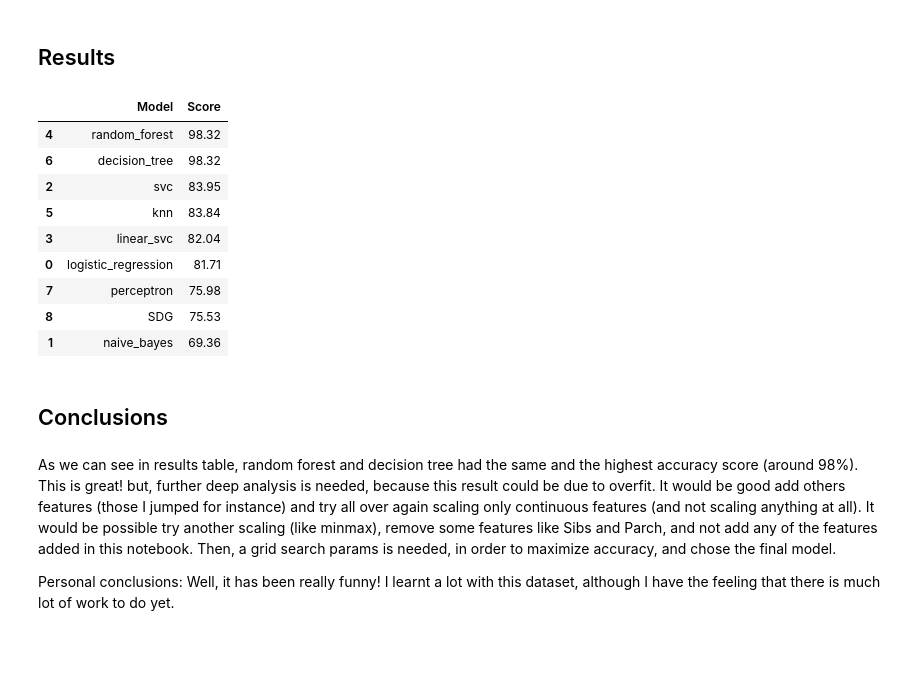
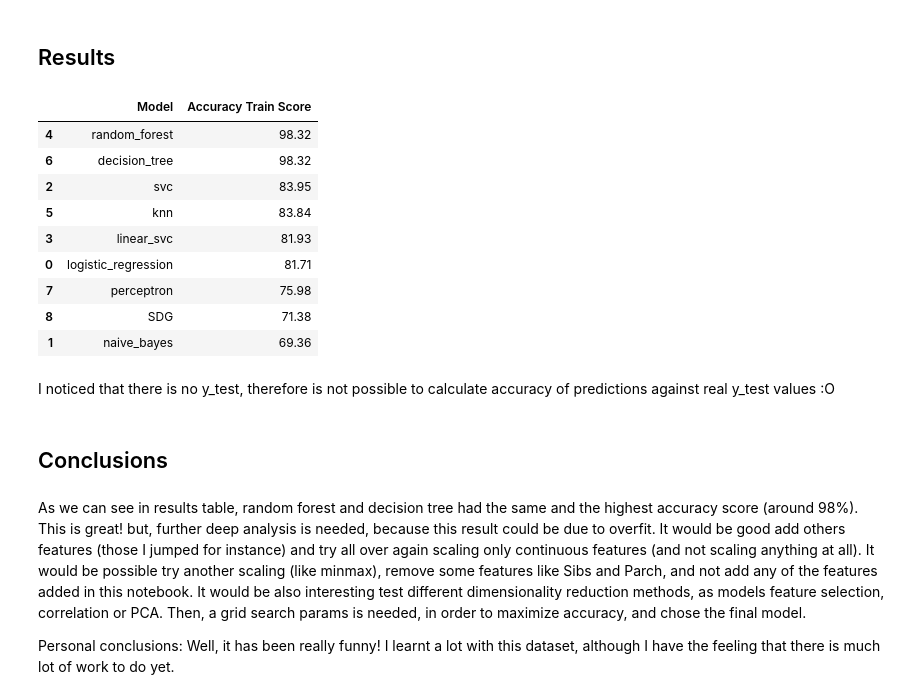
Before and after one commit to vml-ds/titanic-classification-modeling, a Jupyter notebook: main.ipynb, the cells around one changed output. Cells and saved outputs as stored; diff of their text form; code cells hidden in the pictures; blank space fills up the shorter version.

Commit message:
Added some comments about accuracy calculation

```diff
--- a/main.ipynb
+++ b/main.ipynb
@@ -971,8 +970,8 @@ acc_rf
 model = KNeighborsClassifier(n_neighbors=8)
 model.fit(X_train, y_train)
 y_pred = model.predict(X_test)
-acc_knn = round(model.score(X_train, y_train) * 100, 2)
-acc_knn
+train_acc_knn = round(model.score(X_train, y_train) * 100, 2)
+train_acc_knn
 # %% [output]
 83.84
 # %%
@@ -980,8 +979,8 @@ acc_knn
 model = DecisionTreeClassifier()
 model.fit(X_train, y_train)
 y_pred = model.predict(X_test)
-acc_dt = round(model.score(X_train, y_train) * 100, 2)
-acc_dt
+train_acc_dt = round(model.score(X_train, y_train) * 100, 2)
+train_acc_dt
 # %% [output]
 98.32
 # %%
@@ -989,6 +988,6 @@ acc_dt
 model = SGDClassifier()
 model.fit(X_train, y_train)
 y_pred = model.predict(X_test)
-acc_sdg = round(model.score(X_train, y_train) * 100, 2)
-acc_sdg
+train_acc_sdg = round(model.score(X_train, y_train) * 100, 2)
+train_acc_sdg
 # %% [output]
@@ -998,8 +997,8 @@ acc_sdg
 model = Perceptron()
 model.fit(X_train, y_train)
 y_pred = model.predict(X_test)
-acc_per = round(model.score(X_train, y_train) * 100, 2)
-acc_per
+train_acc_per = round(model.score(X_train, y_train) * 100, 2)
+train_acc_per
 # %% [output]
 75.98
 # %% [markdown]
@@ -1007,29 +1006,33 @@ acc_per
 # %%
 results = pd.DataFrame({
     'Model': ['logistic_regression', 'naive_bayes', 'svc',
               'linear_svc', 'random_forest', 'knn',
               'decision_tree', 'perceptron',
               'SDG'],
-    'Score': [acc_lg, acc_nb, acc_svc,
-              acc_lsvc, acc_rf, acc_knn,
-              acc_dt, acc_per, acc_sdg]})
-results.sort_values(by='Score', ascending=False)
+    'Accuracy Train Score': [train_acc_lg, train_acc_nb, train_acc_svc,
+              train_acc_lsvc, train_acc_rf, train_acc_knn,
+              train_acc_dt, train_acc_per, train_acc_sdg]})
+results.sort_values(by='Accuracy Train Score', ascending=False)
 # %% [output]
-|  | Model | Score |
+|  | Model | Accuracy Train Score |
 | 4 | random_forest | 98.32 |
 | 6 | decision_tree | 98.32 |
 | 2 | svc | 83.95 |
 | 5 | knn | 83.84 |
-| 3 | linear_svc | 82.04 |
+| 3 | linear_svc | 81.93 |
 | 0 | logistic_regression | 81.71 |
 | 7 | perceptron | 75.98 |
-| 8 | SDG | 75.53 |
+| 8 | SDG | 71.38 |
 | 1 | naive_bayes | 69.36 |
+# %% [markdown]
+I noticed that there is no y_test, therefore is not possible to calculate accuracy of predictions against real y_test values :O
 # %% [markdown]
 ## Conclusions
 # %% [markdown]
-As we can see in results table, random forest and decision tree had the same and the highest accuracy score (around 98%). This is great! but, further deep analysis is needed, because this result could be due to overfit. It would be good add others features (those I jumped for instance) and try all over again scaling only continuous features (and not scaling anything at all). It would be possible try another scaling (like minmax), remove some features like Sibs and Parch, and not add any of the features added in this notebook.
+As we can see in results table, random forest and decision tree had the same and the highest accuracy score (around 98%). This is great! but, further deep analysis is needed, because this result could be due to overfit. It would be good add others features (those I jumped for instance) and try all over again scaling only continuous features (and not scaling anything at all). It would be possible try another scaling (like minmax), remove some features like Sibs and Parch, and not add any of the features added in this notebook. It would be also interesting test different dimensionality reduction methods, as models feature selection, correlation or PCA.
 Then, a grid search params is needed, in order to maximize accuracy, and chose the final model.
+
+
 
 Personal conclusions:
 Well, it has been really funny! I learnt a lot with this dataset, although I have the feeling that there is much lot of work to do yet.
```
Also changed, not shown: parts of 9 cells of this notebook.
